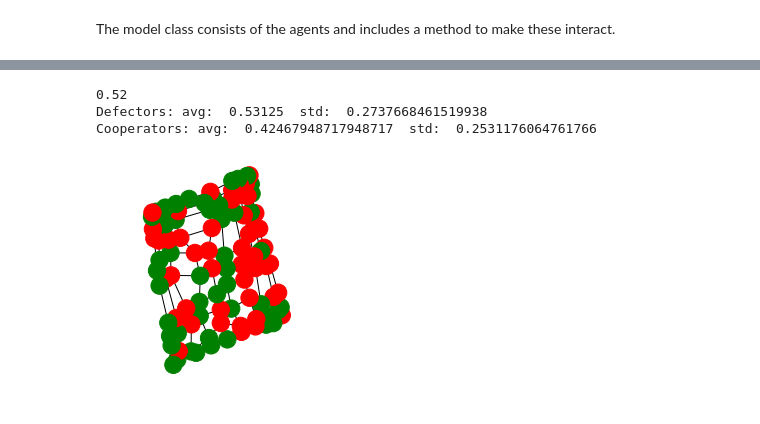
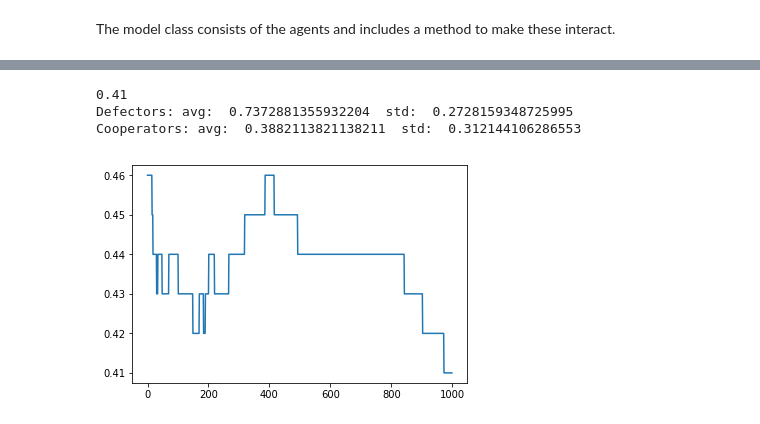
Before and after one commit to sigridbra/project-collective-altruism, a Jupyter notebook: iter2-dynamic-network.ipynb, the cells around one changed output, grey strips where cells are left out. Saved outputs shown, nothing was run; the diff lists cells and outputs as text; code cells hidden in the pictures.

Commit message:
count agreeing neighbours

```diff
--- a/iter2-dynamic-network.ipynb
+++ b/iter2-dynamic-network.ipynb
@@ -18,8 +18,9 @@ class Agent:
     def consider(self, neighbour, neighboursWeight):
         self.interactionsReceived +=1
         neighbour.addInteractionGiven()
-        weight = self.state*0.8 + politicalClimate + defectorUtility + neighboursWeight*neighbour.state + random.uniform(-0.2, 0.2)
+        weight = self.state*0.8 + politicalClimate + defectorUtility + neighboursWeight*neighbour.state #+ random.uniform(-0.2, 0.2)
 
+        #self.state = weight
         if(weight > 0):
             self.state = states[0]
         else:
@@ -40,7 +41,7 @@ class Model:
     def __init__(self):
         #Time dependent topology
         self.graph = nx.Graph()
-        self.ratio = 0
+        self.ratio = []
         self.defectorDefectingNeighsList = []
         self.cooperatorDefectingNeighsList = []
         self.defectorDefectingNeighsSTDList = []
@@ -63,17 +64,15 @@ class Model:
         defectorFriendsList = []
         defectorNeighboursList = []
         for node in self.graph:
-            totalNeighbours = 0
-            defectingNeighbours = 0
+            agreeingNeighbours = 0
             neighbours = list(self.graph.adj[node])
             for neighbourIndex in neighbours:
-                if self.graph.nodes[neighbourIndex]['agent'].state == states[1]:
-                    defectingNeighbours += 1
-                totalNeighbours += 1
+                if self.graph.nodes[neighbourIndex]['agent'].state == self.graph.nodes[node]['agent'].state:
+                    agreeingNeighbours += 1
             if self.graph.nodes[node]['agent'].state== 1:
-                defectorNeighboursList.append(defectingNeighbours/totalNeighbours)
+                defectorNeighboursList.append(agreeingNeighbours/len(neighbours))
             else:
-                defectorFriendsList.append(defectingNeighbours/totalNeighbours)
+                defectorFriendsList.append(agreeingNeighbours/len(neighbours))
 
         defectoravg = mean(defectorFriendsList)
         cooperatoravg =mean(defectorNeighboursList)
@@ -85,7 +84,7 @@ class Model:
     def countCooperatorRatio(self):
         count = 0
         for node in self.graph:
-            if self.graph.nodes[node]['agent'].state== 1:
+            if self.graph.nodes[node]['agent'].state > 0:
                 count+=1
         return count/len(self.graph)
 
@@ -105,7 +104,7 @@ class Model:
 
         for i in range(k):
             self.interact()
-            ratio.append(self.countCooperatorRatio())
+            self.ratio.append(self.countCooperatorRatio())
             if(countNeighbours):
                 (defectorDefectingNeighs,
                  cooperatorDefectingNeighs,
@@ -130,13 +129,17 @@ class Model:
             images = []
             for filename in filenames:
                 images.append(imageio.imread(filename))
-            imageio.mimsave(gifname, images, duration=0.04167)
+            imageio.mimsave("network" +gifname+ ".gif", images, duration=0.04167)
 
 
         if(countNeighbours):
-            drawDefectingNeighbours(self.defectorDefectingNeighsList, self.cooperatorDefectingNeighsList, self.defectorDefectingNeighsSTDList, self.cooperatorDefectingNeighsSTDList)
+            drawDefectingNeighbours(self.defectorDefectingNeighsList,
+                                    self.cooperatorDefectingNeighsList,
+                                    self.defectorDefectingNeighsSTDList,
+                                    self.cooperatorDefectingNeighsSTDList,
+                                    gifname)
 
-        return ratio
+        return self.ratio
 # %%
 import networkx as nx
 
@@ -230,7 +233,7 @@ def drawDefectingNeighbours(defectorDefectingNeighsList, cooperatorDefectingNeig
 # %%
-def simulate(n, k, drawModel= False, countNeighbours = False, filename=None):
+def simulate(n, k, **kwargs):
     model = makeGridModel(n)
-    ratio = model.runSim(k, drawModel, countNeighbours, filename)
+    ratio = model.runSim(k, **kwargs)
     return (model, ratio)
 # %%
 def batch_simulate(n,k,s):
@@ -262,0 +261,2 @@ Cooperators: avg:  0.4493464052287582  std:  0.2882314036463242
+# %%
+(model, ratio) = simulate(20, 5000, drawModel= True, countNeighbours= True, gifname = "10-long-big")
@@ -263,11 +271,11 @@ Cooperators: avg:  0.4493464052287582  std:  0.2882314036463242
 # %%
-draw_model(model)
+plt.plot(ratio)
 print(model.countCooperatorRatio())
 (defectorDefectingNeighs, cooperatorDefectingFriends, defectorDefectingNeighsSTD, cooperatorDefectingFriendsSTD)=model.getAvgNumberOfDefectorNeigh()
 print("Defectors: avg: ", defectorDefectingNeighs, " std: ", defectorDefectingNeighsSTD)
 print("Cooperators: avg: ", cooperatorDefectingFriends, " std: ", cooperatorDefectingFriendsSTD)
 # %% [output]
-0.52
-Defectors: avg:  0.53125  std:  0.2737668461519938
-Cooperators: avg:  0.42467948717948717  std:  0.2531176064761766
+0.41
+Defectors: avg:  0.7372881355932204  std:  0.2728159348725995
+Cooperators: avg:  0.3882113821138211  std:  0.312144106286553
-[figure, old version]
+[figure, new version]
```
Also changed, not shown: parts of 5 cells of this notebook, 3 other files.
